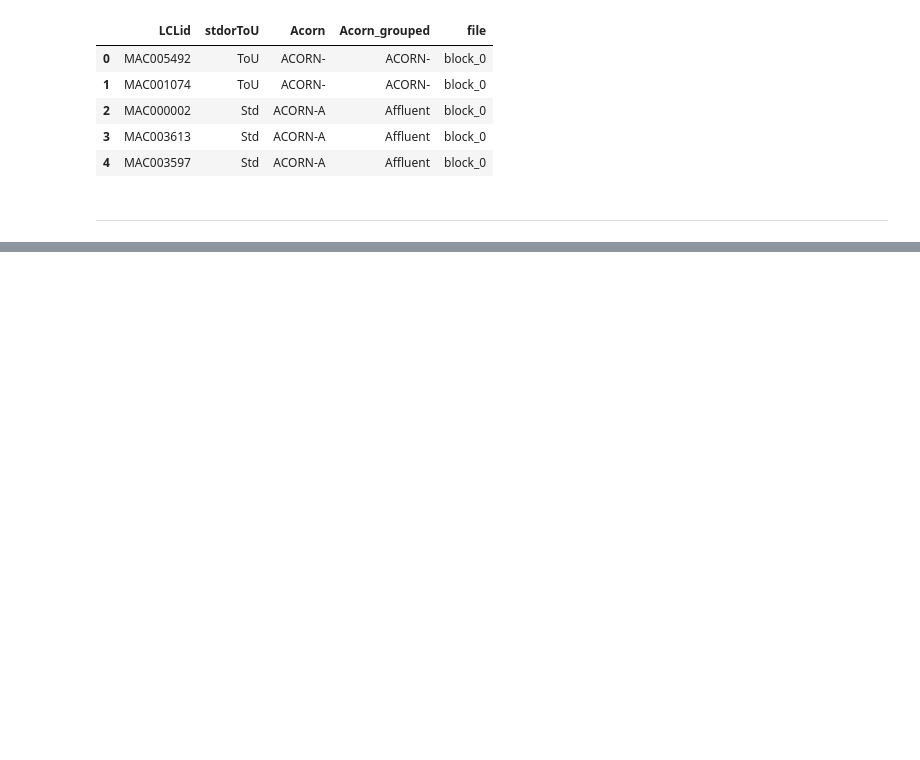
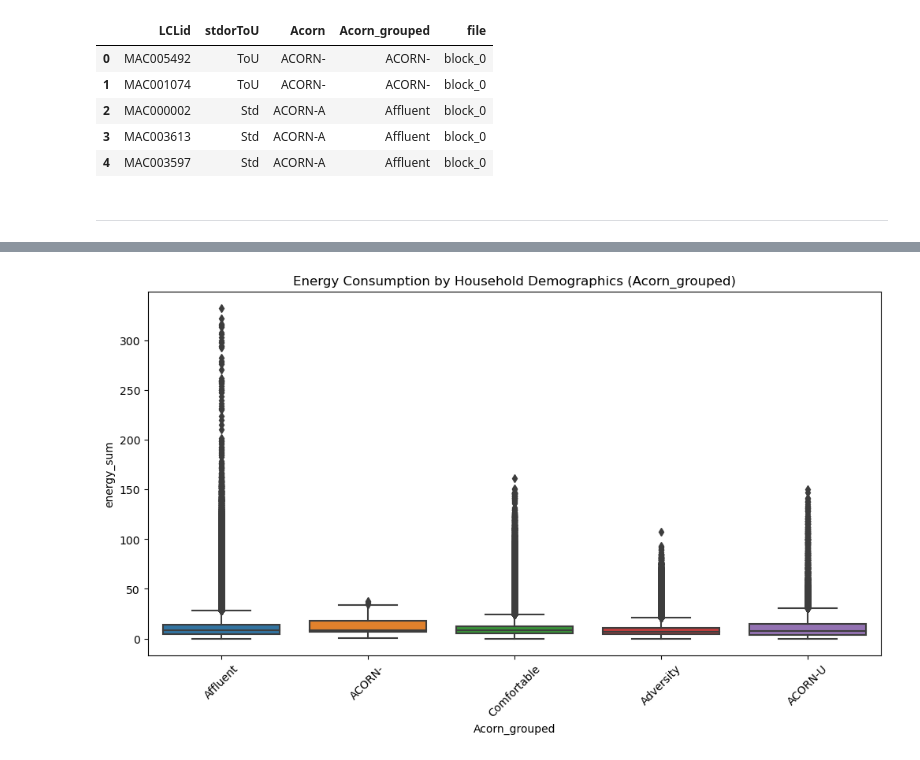
Before and after one commit to shanniekwok/IS459-G1T7, a Jupyter notebook: 2.1 Internal Factors Analysis.ipynb, the cells around one changed output, grey strips where cells are left out. Cells and saved outputs as stored; diff of their text form; code cells hidden in the pictures; blank space fills up the shorter version.

```diff
--- a/2.1 Internal Factors Analysis.ipynb
+++ b/2.1 Internal Factors Analysis.ipynb
@@ -86,0 +351,9 @@ df5.head()
+# %%
+# [Boxplot] Energy consumption by Acorn_grouped
+plt.figure(figsize=(12, 6))
+sns.boxplot(data=merged_df, x="Acorn_grouped", y="energy_sum")
+plt.xticks(rotation=45)
+plt.title("Energy Consumption by Household Demographics (Acorn_grouped)")
+plt.show()
+# %% [output]
+[figure, added]
```
Also changed, not shown: parts of 32 cells of this notebook.
